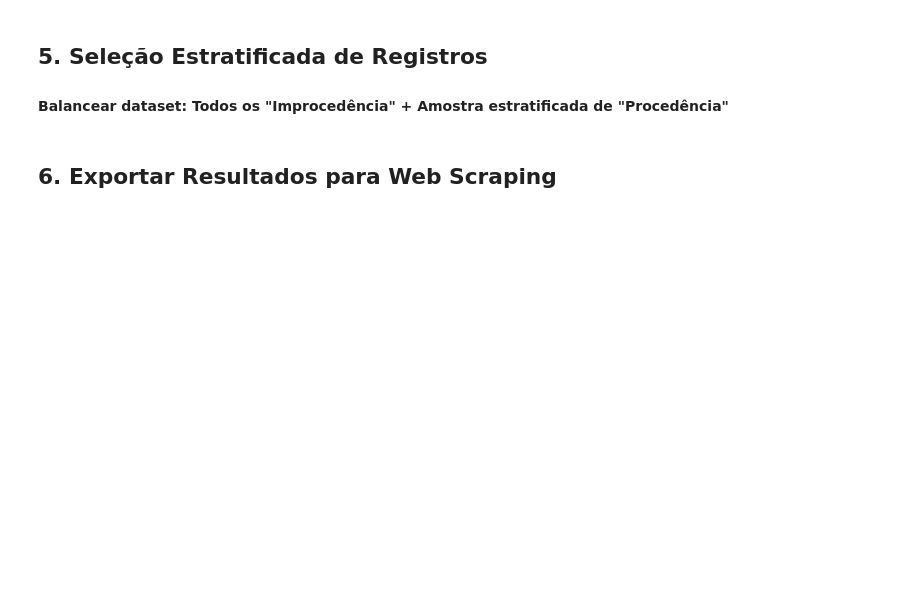
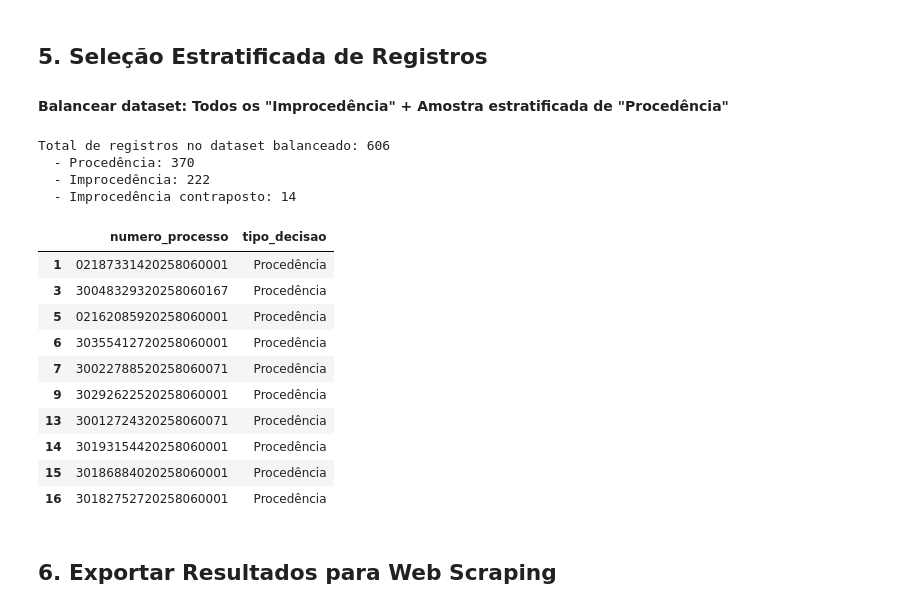
Before and after one commit to wChrstphr/Mestrado, a Jupyter notebook: notebooks/pipeline_completo.ipynb, the cells around one changed output. Cells and saved outputs as stored; diff of their text form; code cells hidden in the pictures; blank space fills up the shorter version.

```diff
--- a/notebooks/pipeline_completo.ipynb
+++ b/notebooks/pipeline_completo.ipynb
@@ -162,36 +168,52 @@ df_decisoes.head(10)
 df_procedencia = df_decisoes[df_decisoes['tipo_decisao'] == 'Procedência'].copy()
 df_improcedencia = df_decisoes[df_decisoes['tipo_decisao'] == 'Improcedência'].copy()
 df_improcedencia_contraposto = df_decisoes[df_decisoes['tipo_decisao'] == 'Improcedência do pedido e improcedência do pedido contraposto'].copy()
 
 # Registros de Improcedência
 df_improcedencias_todos = pd.concat([df_improcedencia, df_improcedencia_contraposto])
 
 # Seleção estratificada de Procedência
 procedencias = []
 tamanho_bloco = 20
-pulo = 60
+pulo = 50
 posicao = 0
 total_procedencia = len(df_procedencia)
 
-while len(procedencias) < 361 and posicao < total_procedencia:
+while len(procedencias) < 370 and posicao < total_procedencia:
     fim_bloco = posicao + tamanho_bloco
     procedencias.extend(range(posicao, fim_bloco))
     posicao = fim_bloco + pulo
 
-procedencias = procedencias[:361]
+procedencias = procedencias[:370]
 
 # Selecionar os registros de Procedência
 df_procedencia_selecionada = df_procedencia.iloc[procedencias].copy()
 
 # Combinar todos os registros selecionados
 df_decisoes_balanceado = pd.concat([df_procedencia_selecionada, df_improcedencias_todos])
 
 print(f"\nTotal de registros no dataset balanceado: {len(df_decisoes_balanceado)}")
 print(f"  - Procedência: {len(df_procedencia_selecionada)}")
 print(f"  - Improcedência: {len(df_improcedencia)}")
 print(f"  - Improcedência contraposto: {len(df_improcedencia_contraposto)}")
 
 df_decisoes_balanceado.head(10)
+# %% [output]
+Total de registros no dataset balanceado: 606
+  - Procedência: 370
+  - Improcedência: 222
+  - Improcedência contraposto: 14
+|  | numero_processo | tipo_decisao |
+| 1 | 02187331420258060001 | Procedência |
+| 3 | 30048329320258060167 | Procedência |
+| 5 | 02162085920258060001 | Procedência |
+| 6 | 30355412720258060001 | Procedência |
+| 7 | 30022788520258060071 | Procedência |
+| 9 | 30292622520258060001 | Procedência |
+| 13 | 30012724320258060071 | Procedência |
+| 14 | 30193154420258060001 | Procedência |
+| 15 | 30186884020258060001 | Procedência |
+| 16 | 30182752720258060001 | Procedência |
 # %% [markdown]
 ## 6. Exportar Resultados para Web Scraping
 # %%
```
Also changed, not shown: parts of 10 cells of this notebook, 8 other files.
